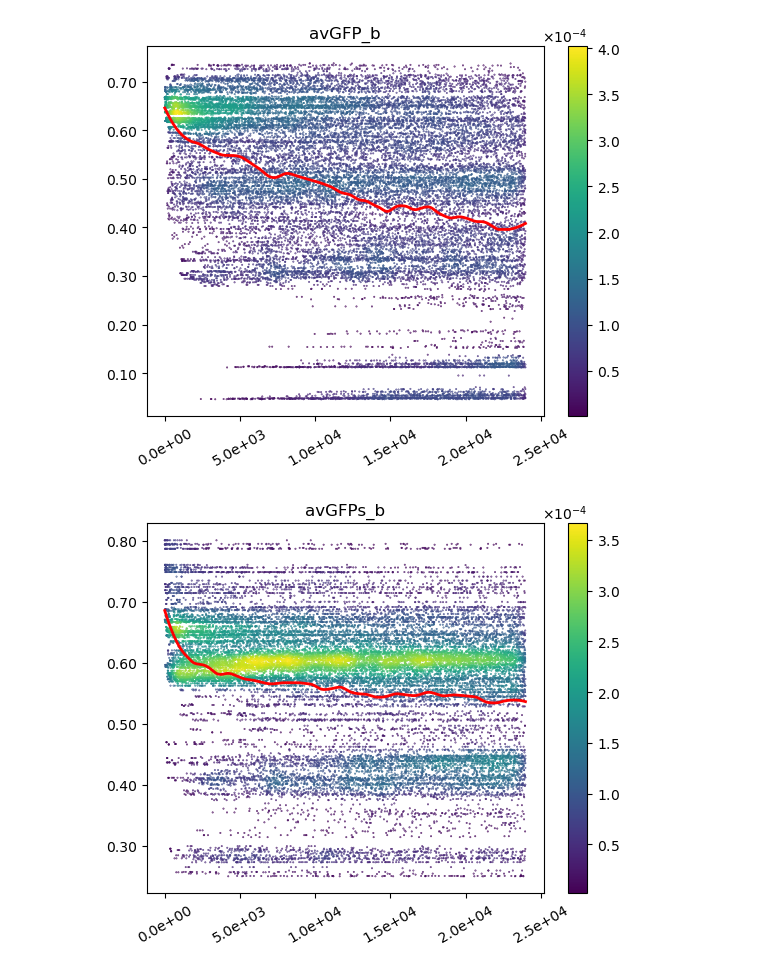
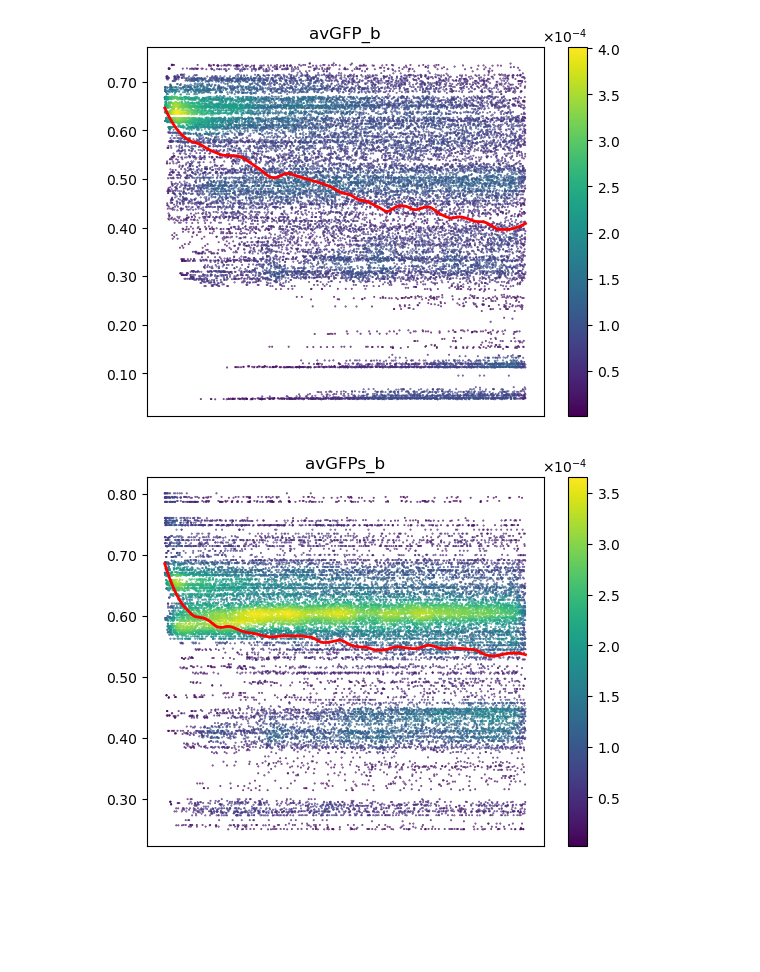
Before and after one commit to Chemical118/ASCIDrawProject, a Jupyter notebook: Fig3.ipynb, the cells around one changed output. Drawn from its saved outputs; the diff is of its cells as text; code cells hidden in the pictures; blank space fills up the shorter version.

```diff
--- a/Fig3.ipynb
+++ b/Fig3.ipynb
@@ -37,33 +42,33 @@ for (ind, data) in enumerate(data_vector)
     xs = 1:length(ans)
     ys = ans
 
     model = loess(xs, ys; span=0.15)
     us = range(extrema(xs)...; step=0.1)
     vs = Loess.predict(model, us)
 
     color = Vector{Float64}()
     ke = AverageShiftedHistograms.Kernels.gaussian
     kde = ash(xs, ys, nbin=150, kernelx=ke, kernely=ke)
     for (tru, val) in zip(xs, ys)
         push!(color, AverageShiftedHistograms.pdf(kde, tru, val))
     end
     sorted_idx = sortperm(color)
 
     matplotlib.pyplot.rcParams["font.family"] = "Arial"
     fig, ax = subplots()
-    ax.xaxis.set_major_formatter(matplotlib.ticker.FormatStrFormatter("%.1e"))
+    ax.get_xaxis().set_ticks([])
     ax.yaxis.set_major_formatter(matplotlib.ticker.FormatStrFormatter("%.2f"))
     xticks(rotation=30)
     scatter(xs[sorted_idx], ys[sorted_idx], c=color[sorted_idx], s=0.15)
     plot(us, vs, linewidth=2, c="red")
     cbar = colorbar()
     cbar.ax.ticklabel_format(useMathText=true, scilimits=(0, 0))
     title(ti)
 
     savefig("Fig/f3-$ind.tiff", dpi=600, bbox_inches="tight")
     display(gcf())
     close("all")
 end
 # %% [output]
-[figure, old version]
+[figure, new version]
-[figure, old version]
+[figure, new version]
```
Also changed, not shown: parts of 2 cells of this notebook, 6 other files.
